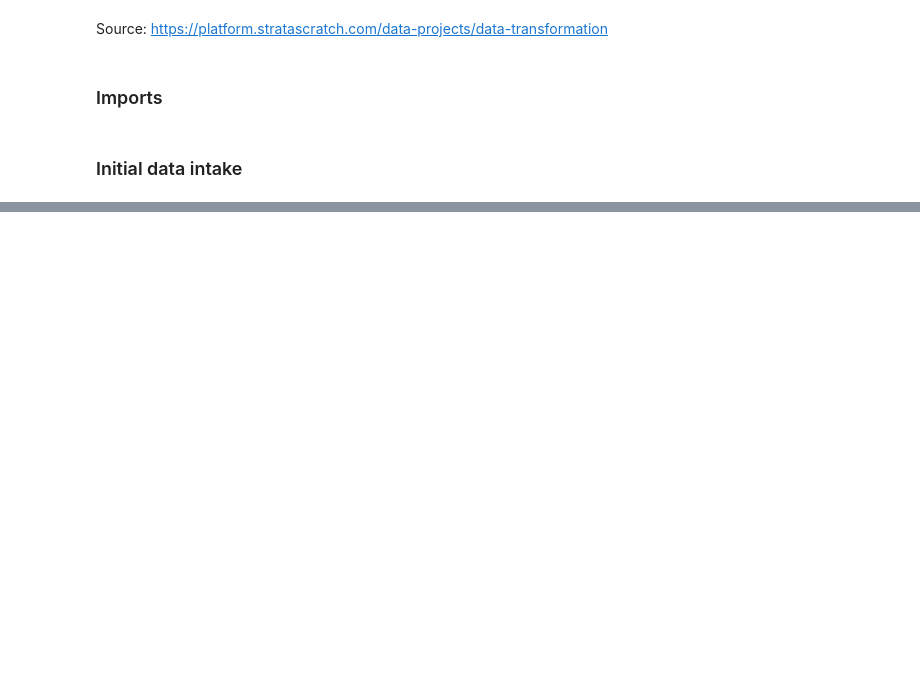
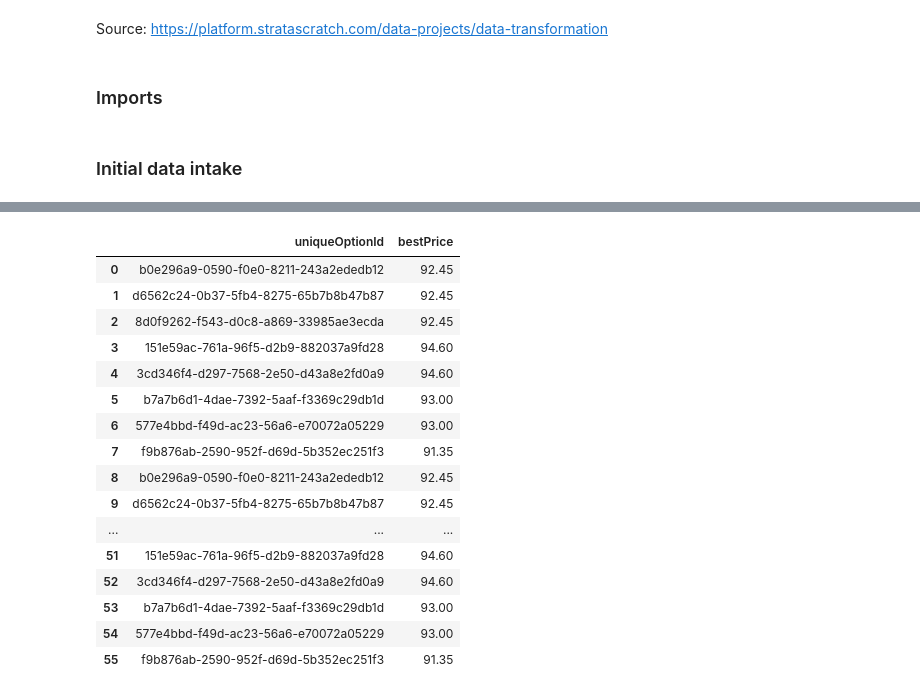
Before and after one commit to J-ZW-Wang/ss_data_project, a Jupyter notebook: Chama_Data_Transformation/Data_Transformation.ipynb, the cells around one changed output, grey strips where cells are left out. Drawn from its saved outputs; the diff is of its cells as text; code cells hidden in the pictures; blank space fills up the shorter version.

```diff
--- a/Chama_Data_Transformation/Data_Transformation.ipynb
+++ b/Chama_Data_Transformation/Data_Transformation.ipynb
@@ -176,3 +134,43 @@ pd_CuratedOfferOptions
+# %%
+js_DynamicPriceOption = json.loads(
+    df_DynamicPriceOption[
+        [
+            "EnqueuedTimeUtc",
+            "Payload.provider",
+            "Payload.offerId",
+            "Payload.algorithmOutput",
+        ]
+    ].to_json(orient="records")
+)
+df_DynamicPriceOption = pd.json_normalize(
+    js_DynamicPriceOption,
+    record_path="Payload.algorithmOutput",
+    meta=[
+        "EnqueuedTimeUtc",
+        "Payload.provider",
+        "Payload.offerId",
+        "Payload.algorithmOutput",
+    ],
+)
+df_DynamicPriceOption
+# %% [output]
+|  | uniqueOptionId | bestPrice |
+| 0 | b0e296a9-0590-f0e0-8211-243a2ededb12 | 92.45 |
+| 1 | d6562c24-0b37-5fb4-8275-65b7b8b47b87 | 92.45 |
+| 2 | 8d0f9262-f543-d0c8-a869-33985ae3ecda | 92.45 |
+| 3 | 151e59ac-761a-96f5-d2b9-882037a9fd28 | 94.60 |
+| 4 | 3cd346f4-d297-7568-2e50-d43a8e2fd0a9 | 94.60 |
+| 5 | b7a7b6d1-4dae-7392-5aaf-f3369c29db1d | 93.00 |
+| 6 | 577e4bbd-f49d-ac23-56a6-e70072a05229 | 93.00 |
+| 7 | f9b876ab-2590-952f-d69d-5b352ec251f3 | 91.35 |
+| 8 | b0e296a9-0590-f0e0-8211-243a2ededb12 | 92.45 |
+| 9 | d6562c24-0b37-5fb4-8275-65b7b8b47b87 | 92.45 |
+| ... | ... | ... |
+| 51 | 151e59ac-761a-96f5-d2b9-882037a9fd28 | 94.60 |
+| 52 | 3cd346f4-d297-7568-2e50-d43a8e2fd0a9 | 94.60 |
+| 53 | b7a7b6d1-4dae-7392-5aaf-f3369c29db1d | 93.00 |
+| 54 | 577e4bbd-f49d-ac23-56a6-e70072a05229 | 93.00 |
+| 55 | f9b876ab-2590-952f-d69d-5b352ec251f3 | 91.35 |
 # %%
 pd_DynamicPriceOption = pd_DynamicPrice.query(
     "provider == 'ApplyDynamicPricePerOption'"
```
Also changed, not shown: parts of 22 cells of this notebook.
